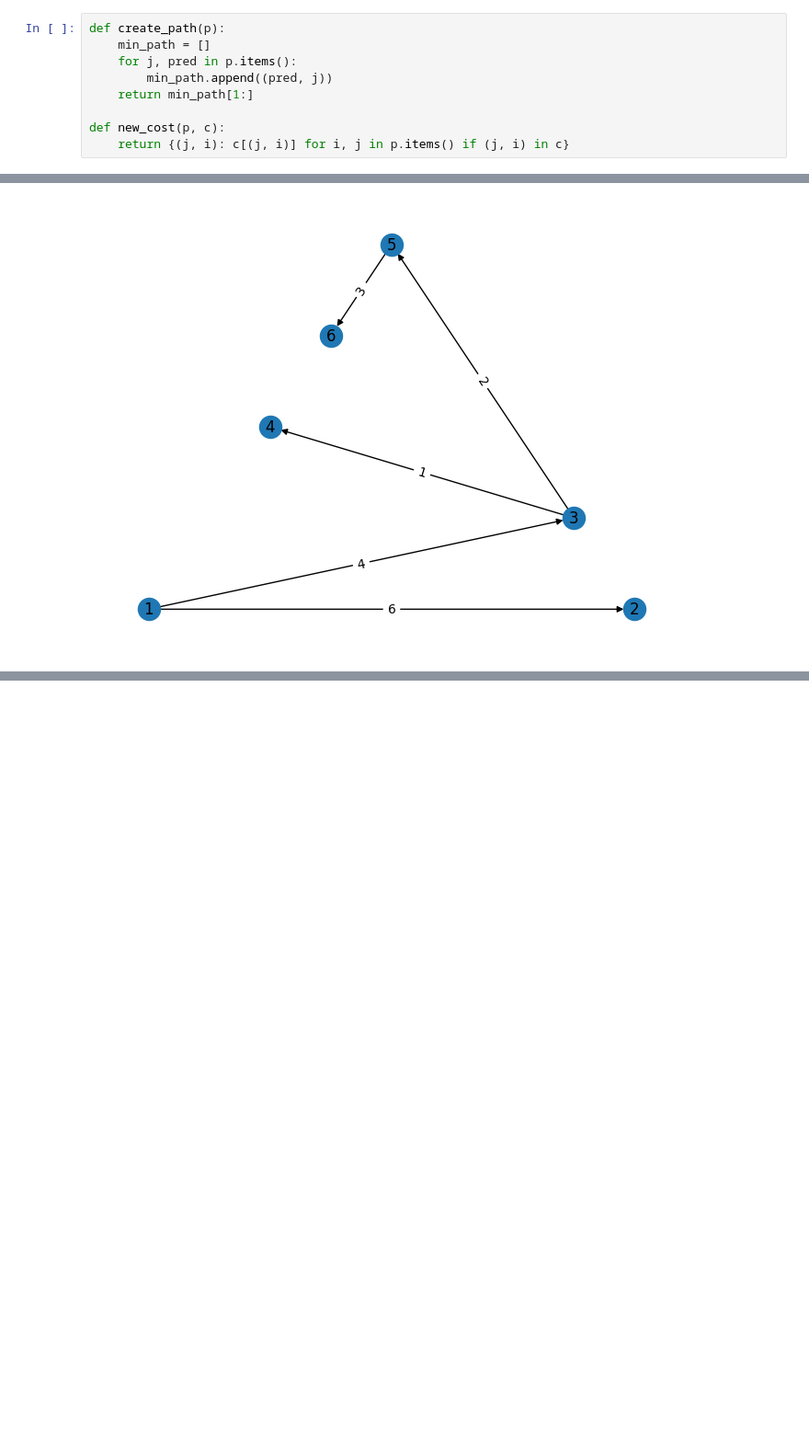
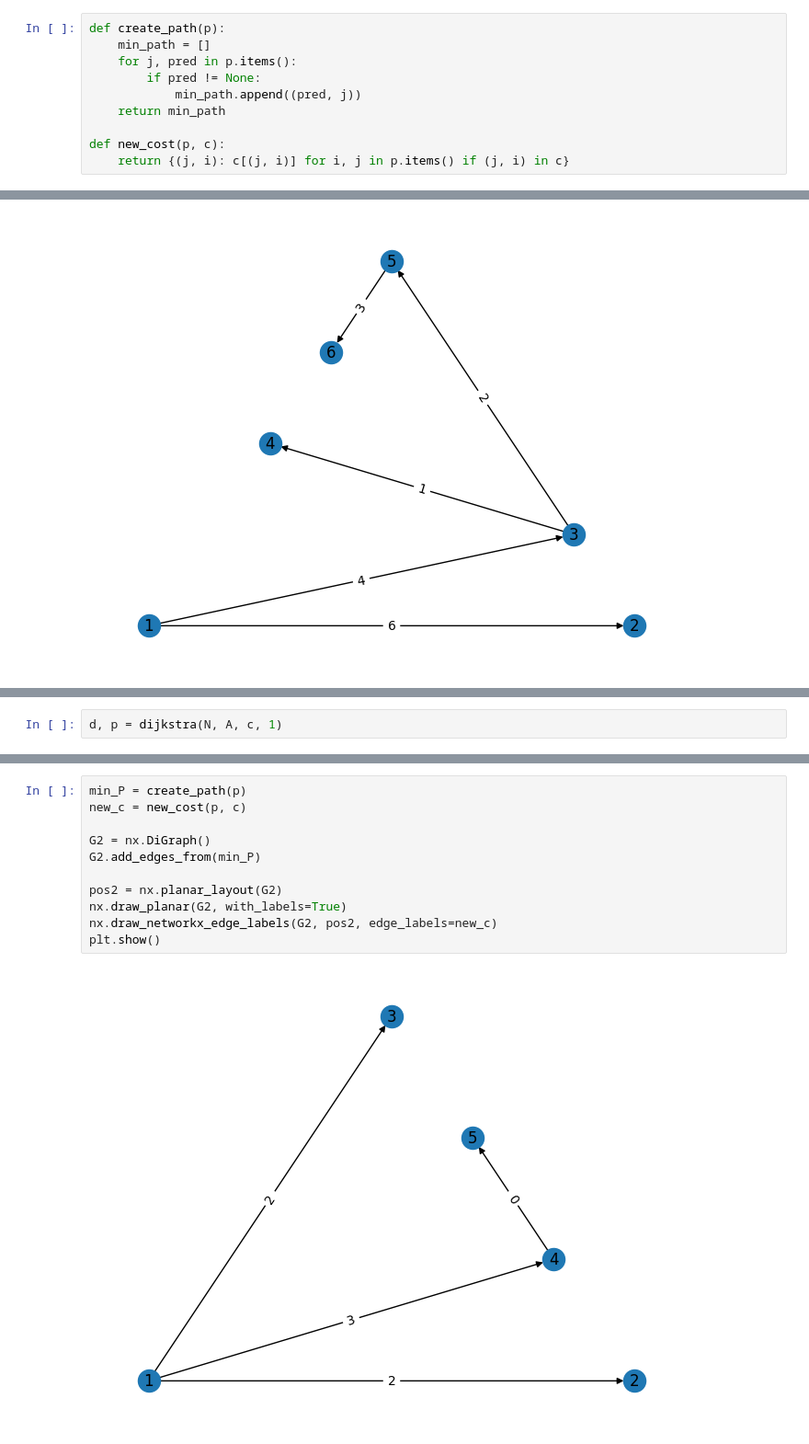
Before and after one commit to IIIL4KIII/Fluxo_em_redes, a Jupyter notebook: minimal_path.ipynb, the cells around one changed output, grey strips where cells are left out. Shown at 92% size. Drawn from its saved outputs; the diff is of its cells as text; blank space fills up the shorter version.

```diff
--- a/minimal_path.ipynb
+++ b/minimal_path.ipynb
@@ -57,8 +57,9 @@ d, p = dijkstra(N, A, c, 1)
 def create_path(p):
     min_path = []
     for j, pred in p.items():
-        min_path.append((pred, j))
-    return min_path[1:]
+        if pred != None:
+            min_path.append((pred, j))
+    return min_path
 
 def new_cost(p, c):
     return {(j, i): c[(j, i)] for i, j in p.items() if (j, i) in c}
@@ -77,0 +96,2 @@ plt.show()
+# %%
+d, p = dijkstra(N, A, c, 1)
@@ -77,0 +102,13 @@ plt.show()
+# %%
+min_P = create_path(p)
+new_c = new_cost(p, c)
+
+G2 = nx.DiGraph()
+G2.add_edges_from(min_P)
+
+pos2 = nx.planar_layout(G2)
+nx.draw_planar(G2, with_labels=True)
+nx.draw_networkx_edge_labels(G2, pos2, edge_labels=new_c)
+plt.show()
+# %% [output]
+[figure, added]
```
Also changed, not shown: parts of 2 cells of this notebook, 2 other files.
